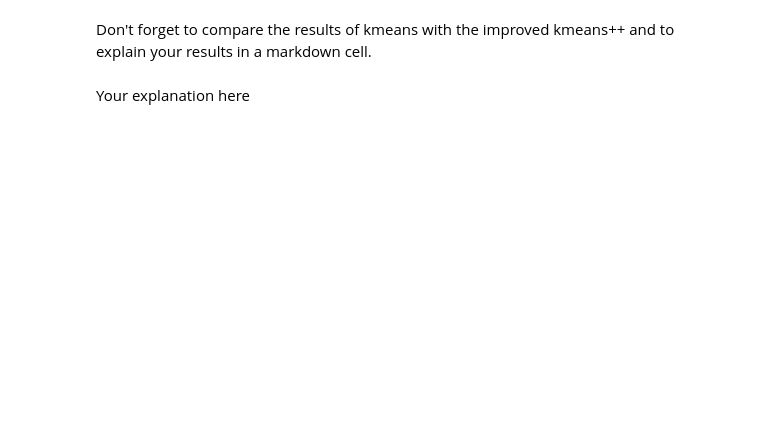
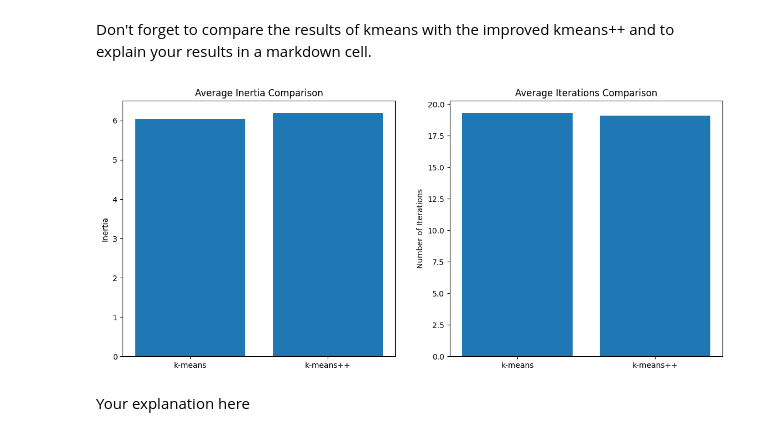
Before and after one commit to ZivPicciotto/hw6, a Jupyter notebook: hw6.ipynb, the cells around one changed output. Cells and saved outputs as stored; diff of their text form; code cells hidden in the pictures; blank space fills up the shorter version.

```diff
--- a/hw6.ipynb
+++ b/hw6.ipynb
@@ -198,2 +206,44 @@ Don't forget to compare the results of kmeans with the improved kmeans++ and to
+# %%
+from hw6 import kmeans_with_itteration_count,kmeans_pp_with_itteration_count
+k_means_inertia = []
+k_means_pp_inertia = []
+
+k_means_itterations = []
+k_means_pp_itterations = []
+
+num_tests = 20
+for _ in range(num_tests):
+    centroids, classes, itterations = kmeans_with_itteration_count(image, k=4, p=1, max_iter=100)
+    k_means_inertia.append(np.sum(np.min(lp_distance(image, centroids, p=2) ** 2, axis=1)))
+    k_means_itterations.append(itterations)
+
+    centroids, classes, itterations = kmeans_pp_with_itteration_count(image, k=4, p=1, max_iter=100)
+    k_means_pp_inertia.append(np.sum(np.min(lp_distance(image, centroids, p=2) ** 2, axis=1)))
+    k_means_pp_itterations.append(itterations)
+
+
+# Calculate average and standard deviation for inertia and iterations
+avg_k_means_inertia = np.mean(k_means_inertia)
+avg_k_means_pp_inertia = np.mean(k_means_pp_inertia)
+
+avg_k_means_iterations = np.mean(k_means_itterations)
+avg_k_means_pp_iterations = np.mean(k_means_pp_itterations)
+
+# Plotting
+fig, ax = plt.subplots(1, 2, figsize=(14, 6))
+
+# Bar plot for inertia
+ax[0].bar(['k-means', 'k-means++'], [avg_k_means_inertia, avg_k_means_pp_inertia], capsize=10)
+ax[0].set_title('Average Inertia Comparison')
+ax[0].set_ylabel('Inertia')
+
+# Bar plot for iterations
+ax[1].bar(['k-means', 'k-means++'], [avg_k_means_iterations, avg_k_means_pp_iterations], capsize=10)
+ax[1].set_title('Average Iterations Comparison')
+ax[1].set_ylabel('Number of Iterations')
+
+plt.show()
+# %% [output]
+[figure, added]
 # %% [markdown]
 Your explanation here
```
Also changed, not shown: parts of 6 cells of this notebook, 1 other file.
